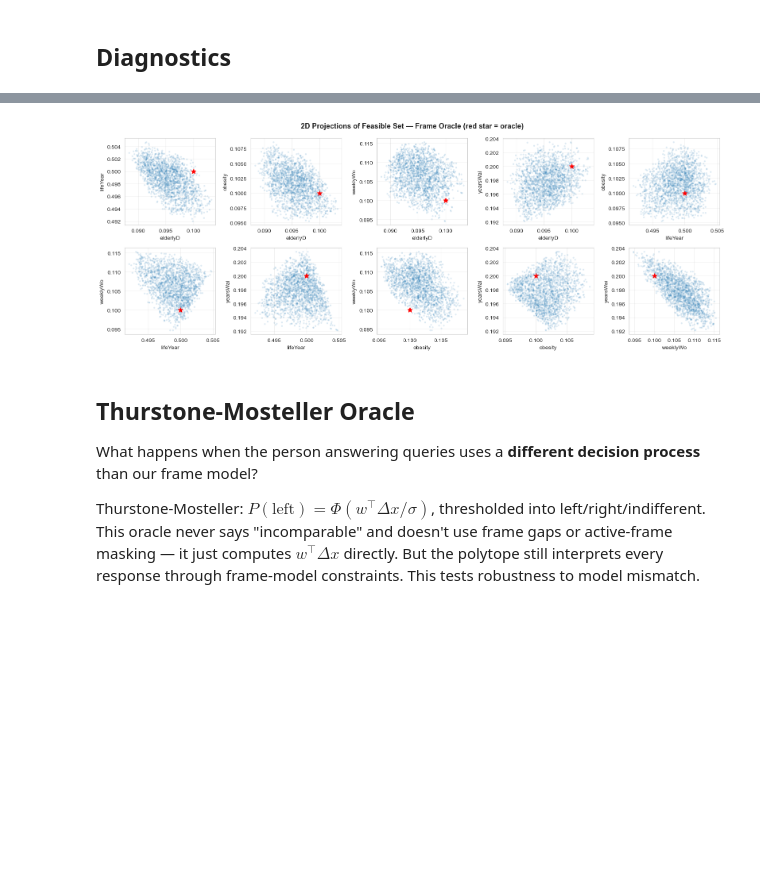
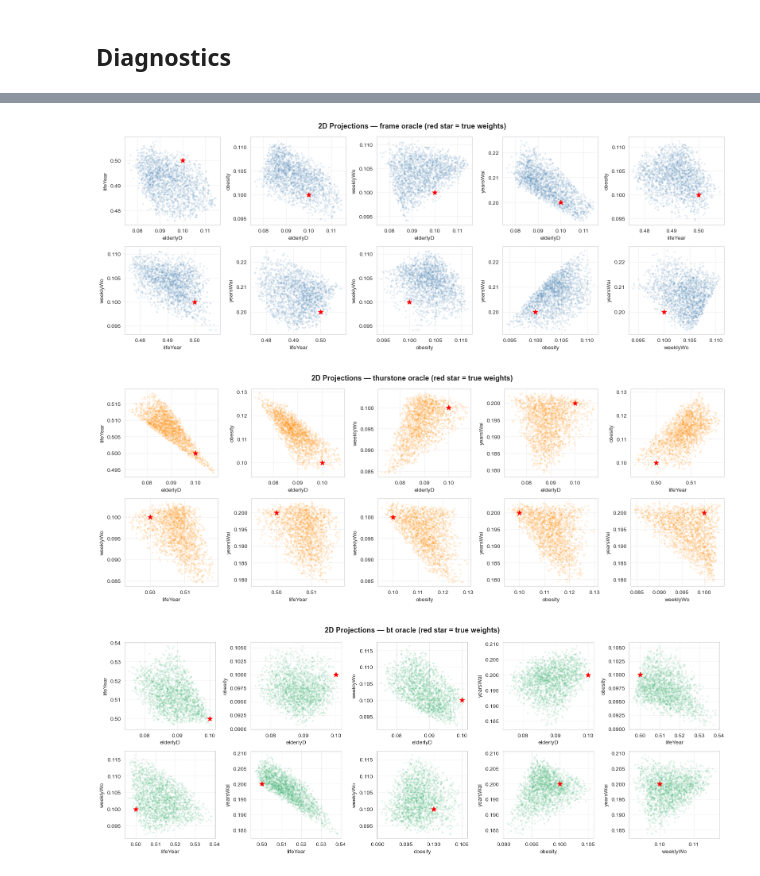
Before and after one commit to michelleeesi/topmodel, a Jupyter notebook: learning-algo/active_learning_polytope.ipynb, the cells around one changed output, grey strips where cells are left out. Saved outputs shown, nothing was run; the diff lists cells and outputs as text; code cells hidden in the pictures; blank space fills up the shorter version.

```diff
--- a/learning-algo/active_learning_polytope.ipynb
+++ b/learning-algo/active_learning_polytope.ipynb
@@ -790,37 +841,30 @@ if len(history) > 1:
 # %%
-# 2D projections of final polytope samples — all C(5,2) = 10 pairs
+# 2D projections for all oracle models
 from itertools import combinations
 
-final_samples = polytope.sample(2000, burn_in=500, thin=5)
+pairs = list(combinations(range(5), 2))
 
-pairs = list(combinations(range(5), 2))
-ncols = 5
-nrows = 2
+for name, res in results.items():
+    try:
+        samps = res['polytope'].sample(2000, burn_in=500, thin=5)
+    except ValueError:
+        print(f'{name}: Polytope is empty — cannot visualize.')
+        continue
 
-fig, axes = plt.subplots(nrows, ncols, figsize=(16, 6))
+    fig, axes = plt.subplots(2, 5, figsize=(16, 6))
+    for idx, (i, j) in enumerate(pairs):
+        ax = axes[idx // 5, idx % 5]
+        ax.scatter(samps[:, i], samps[:, j], alpha=0.1, s=5, color=colors[name])
+        ax.scatter(oracle_w[i], oracle_w[j], color='red', s=80, zorder=5, marker='*')
+        ax.set_xlabel(FEATURE_NAMES[i][:8])
+        ax.set_ylabel(FEATURE_NAMES[j][:8])
+        ax.grid(True, alpha=0.3)
 
-for idx, (i, j) in enumerate(pairs):
-    row = idx // ncols
-    col = idx % ncols
-    ax = axes[row, col]
-    ax.scatter(final_samples[:, i], final_samples[:, j], alpha=0.1, s=5)
-    ax.scatter(oracle_w[i], oracle_w[j], color='red', s=80, zorder=5, marker='*')
-    ax.set_xlabel(FEATURE_NAMES[i][:8])
-    ax.set_ylabel(FEATURE_NAMES[j][:8])
-    ax.grid(True, alpha=0.3)
-
-fig.suptitle('2D Projections of Feasible Set — Frame Oracle (red star = oracle)',
-             fontsize=13, fontweight='bold')
-plt.tight_layout()
-plt.show()
+    fig.suptitle(f'2D Projections — {name} oracle (red star = true weights)',
+                 fontsize=13, fontweight='bold')
+    plt.tight_layout()
+    plt.show()
 # %% [output]
-[figure, old version]
+[figure, new version]
+[figure, added]
+[figure, added]
-# %% [markdown]
-## Thurstone-Mosteller Oracle
-
-What happens when the person answering queries uses a **different decision process** than our frame model?
-
-Thurstone-Mosteller: $P(\text{left}) = \Phi(w^\top \Delta x / \sigma)$, thresholded into left/right/indifferent.
-This oracle never says "incomparable" and doesn't use frame gaps or active-frame masking —
-it just computes $w^\top \Delta x$ directly. But the polytope still interprets every response
-through frame-model constraints. This tests robustness to model mismatch.
```
Also changed, not shown: parts of 20 cells of this notebook, 5 other files.
